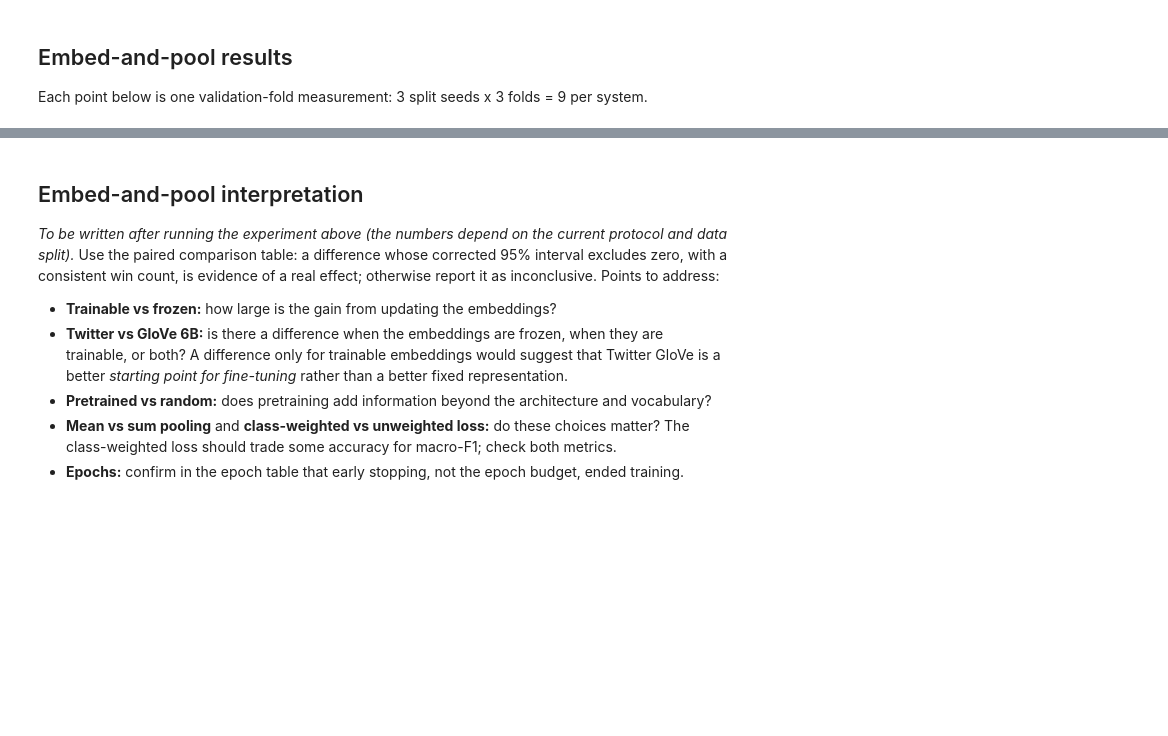
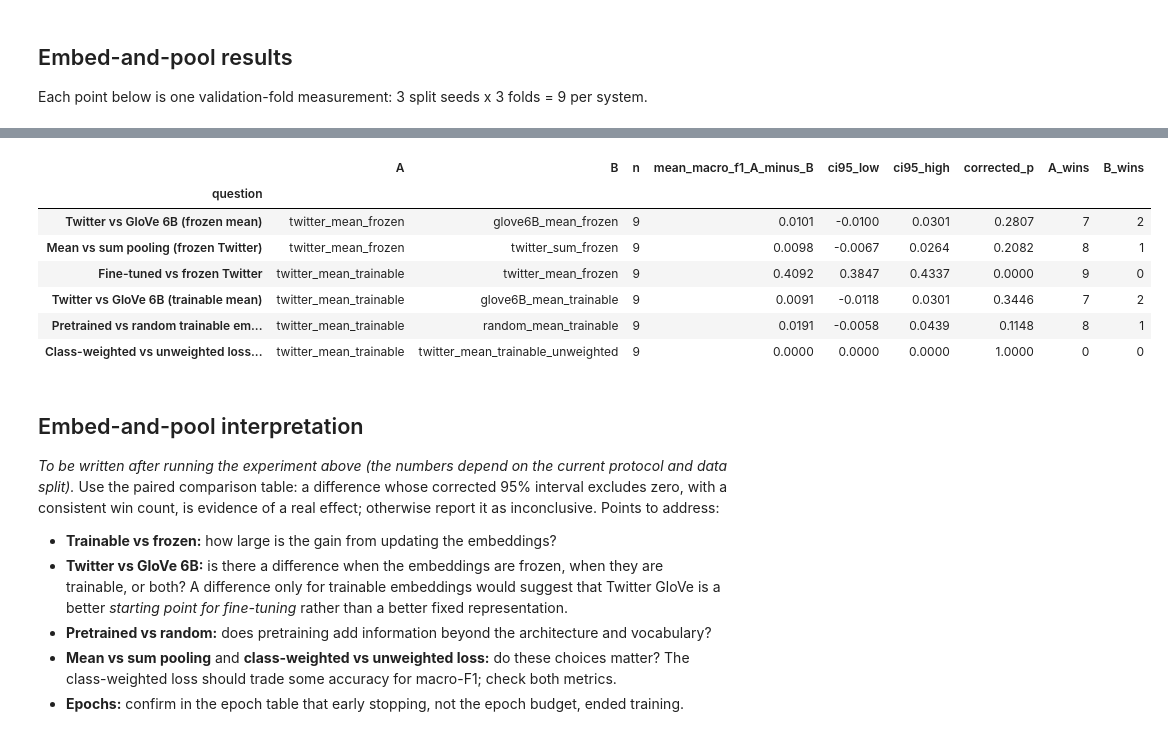
Before and after one commit to greg-delatolas/nlp-assignment-1, a Jupyter notebook: part2/project.ipynb, the cells around one changed output, grey strips where cells are left out. Saved outputs shown, nothing was run; the diff lists cells and outputs as text; code cells hidden in the pictures; blank space fills up the shorter version.

Commit message:
final results of project.ipynb

```diff
--- a/part2/project.ipynb
+++ b/part2/project.ipynb
@@ -1253,46 +1332,70 @@ for question, system_a, system_b in paired_questions:
                                     "status": "skipped: system missing"})
         continue
     paired_scores = paired_scores[[system_a, system_b]].dropna()
     if len(paired_scores) != expected_pairs:
         skipped_comparisons.append({"question": question, "A": system_a, "B": system_b,
                                     "status": f"skipped: {len(paired_scores)}/{expected_pairs} paired measurements"})
         continue
 
     differences = (paired_scores[system_a] - paired_scores[system_b]).to_numpy()
     test = corrected_resampled_ttest(differences, embed_pool_num_folds)
     comparison_rows.append({
         "question": question, "A": system_a, "B": system_b, "n": test["n"],
         "mean_macro_f1_A_minus_B": test["mean"],
         "ci95_low": test["ci95_low"], "ci95_high": test["ci95_high"],
         "corrected_p": test["p_value"],
         "A_wins": int(np.sum(differences > 0)),
         "B_wins": int(np.sum(differences < 0)),
     })
 
 paired_embed_pool_comparisons = pd.DataFrame(comparison_rows)
 if not paired_embed_pool_comparisons.empty:
     paired_embed_pool_comparisons = paired_embed_pool_comparisons.set_index("question")
     save_table(paired_embed_pool_comparisons, "embed_pool_paired_comparisons")
     display(paired_embed_pool_comparisons.round(4))
 
 if skipped_comparisons:
     print("Skipped comparisons:")
     display(pd.DataFrame(skipped_comparisons).set_index("question"))
 
-# Did early stopping, rather than the epoch budget, end training?
-epoch_rows = [
-    {"system": system_name, "run": run, "fold": fold,
-     "best_epoch": run_result["best_epochs"][fold], "epochs_run": run_result["epochs_run"][fold]}
-    for system_name, runs in embed_pool_classifiers.items()
-    for run, run_result in enumerate(runs)
-    for fold in run_result["best_epochs"]
-]
+# Did early stopping, rather than the epoch budget, end training? Older cached
+# result dictionaries predate these metadata fields, so skip only this diagnostic.
+epoch_rows = []
+missing_epoch_metadata = []
+for system_name, runs in embed_pool_classifiers.items():
+    for run, run_result in enumerate(runs):
+        if not {"best_epochs", "epochs_run"}.issubset(run_result):
+            missing_epoch_metadata.append((system_name, run))
+            continue
+        for fold in run_result["best_epochs"]:
+            epoch_rows.append({
+                "system": system_name, "run": run, "fold": fold,
+                "best_epoch": run_result["best_epochs"][fold],
+                "epochs_run": run_result["epochs_run"][fold],
+            })
+
+if missing_epoch_metadata:
+    warnings.warn(
+        "Epoch diagnostics skipped for legacy cached embed-and-pool results. "
+        "Set RERUN_EXPERIMENTS=True and rerun the training cell to populate them."
+    )
+
 embed_pool_epochs_df = pd.DataFrame(epoch_rows)
-save_table(embed_pool_epochs_df, "embed_pool_best_epochs", index=False)
-display(embed_pool_epochs_df.groupby("system")[["best_epoch", "epochs_run"]].agg(["median", "max"]))
-capped = embed_pool_epochs_df[embed_pool_epochs_df["best_epoch"] >= MAX_EPOCHS]
-if len(capped):
-    warnings.warn(f"{len(capped)} runs kept their last allowed epoch; consider a larger MAX_EPOCHS.")
+if not embed_pool_epochs_df.empty:
+    save_table(embed_pool_epochs_df, "embed_pool_best_epochs", index=False)
+    display(embed_pool_epochs_df.groupby("system")[["best_epoch", "epochs_run"]].agg(["median", "max"]))
+    capped = embed_pool_epochs_df[embed_pool_epochs_df["best_epoch"] >= MAX_EPOCHS]
+    if len(capped):
+        warnings.warn(f"{len(capped)} runs kept their last allowed epoch; consider a larger MAX_EPOCHS.")
+# %% [output]
+|  | A | B | n | mean_macro_f1_A_minus_B | ci95_low | ci95_high | corrected_p | A_wins | B_wins |
+| question |  |  |  |  |  |  |  |  |  |
+| Twitter vs GloVe 6B (frozen mean) | twitter_mean_frozen | glove6B_mean_frozen | 9 | 0.0101 | -0.0100 | 0.0301 | 0.2807 | 7 | 2 |
+| Mean vs sum pooling (frozen Twitter) | twitter_mean_frozen | twitter_sum_frozen | 9 | 0.0098 | -0.0067 | 0.0264 | 0.2082 | 8 | 1 |
+| Fine-tuned vs frozen Twitter | twitter_mean_trainable | twitter_mean_frozen | 9 | 0.4092 | 0.3847 | 0.4337 | 0.0000 | 9 | 0 |
+| Twitter vs GloVe 6B (trainable mean) | twitter_mean_trainable | glove6B_mean_trainable | 9 | 0.0091 | -0.0118 | 0.0301 | 0.3446 | 7 | 2 |
+| Pretrained vs random trainable em... | twitter_mean_trainable | random_mean_trainable | 9 | 0.0191 | -0.0058 | 0.0439 | 0.1148 | 8 | 1 |
+| Class-weighted vs unweighted loss... | twitter_mean_trainable | twitter_mean_trainable_unweighted | 9 | 0.0000 | 0.0000 | 0.0000 | 1.0000 | 0 | 0 |
 # %% [markdown]
 ## Embed-and-pool interpretation
 
```
Also changed, not shown: parts of 35 cells of this notebook.
